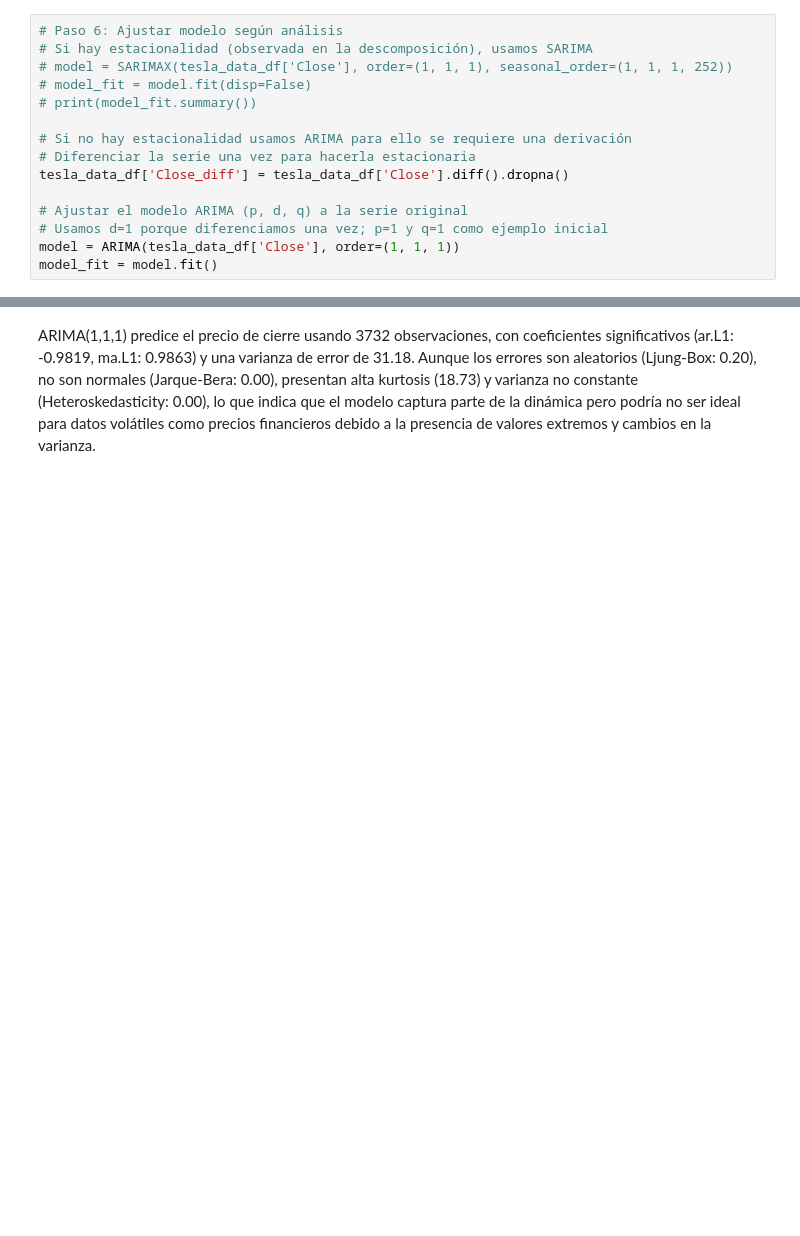
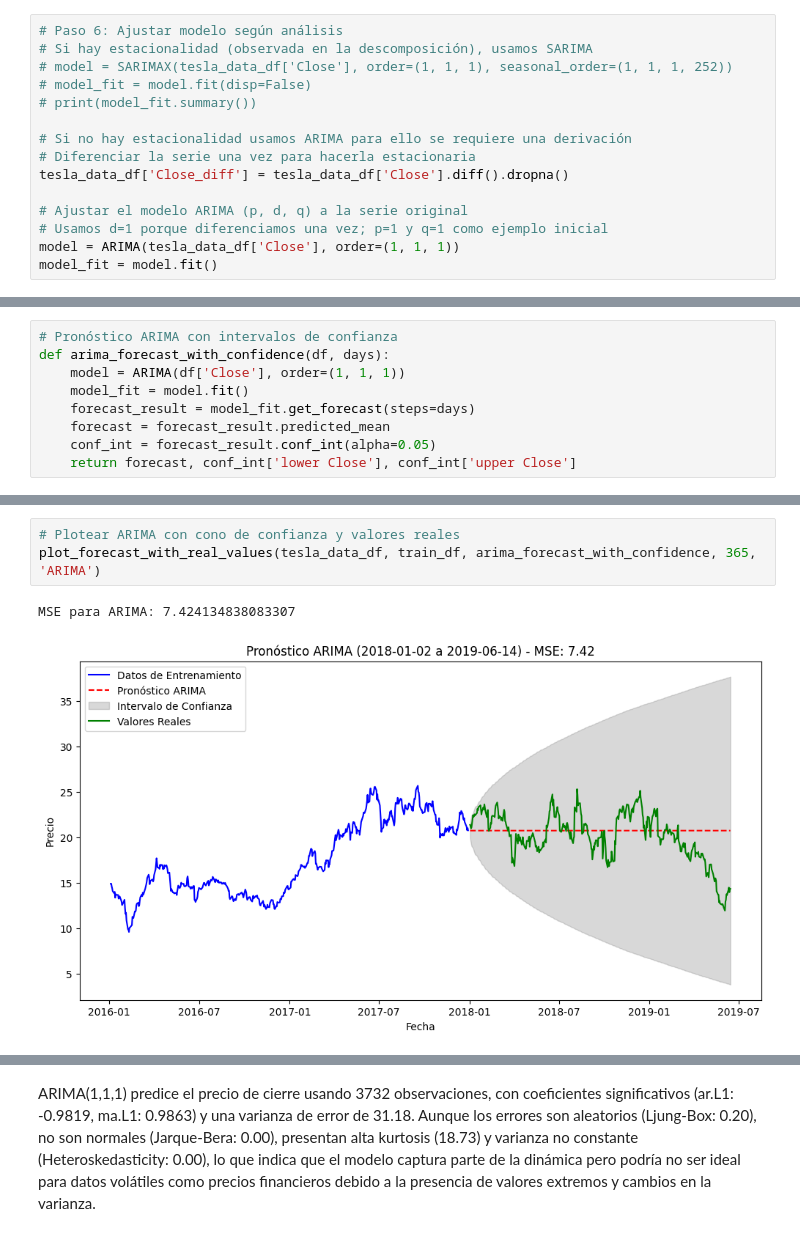
Before and after one commit to aiquimia/Introduccion-AI-DS-Haciendo-Ciencia, a Jupyter notebook: sugerencias/Proyecto_Final_Julio_Sugerencia.ipynb, the cells around one changed output, grey strips where cells are left out. Cells and saved outputs as stored; diff of their text form; blank space fills up the shorter version.

```diff
--- a/sugerencias/Proyecto_Final_Julio_Sugerencia.ipynb
+++ b/sugerencias/Proyecto_Final_Julio_Sugerencia.ipynb
@@ -118,0 +127,9 @@ Warnings:
+# %%
+# Pronóstico ARIMA con intervalos de confianza
+def arima_forecast_with_confidence(df, days):
+    model = ARIMA(df['Close'], order=(1, 1, 1))
+    model_fit = model.fit()
+    forecast_result = model_fit.get_forecast(steps=days)
+    forecast = forecast_result.predicted_mean
+    conf_int = forecast_result.conf_int(alpha=0.05)
+    return forecast, conf_int['lower Close'], conf_int['upper Close']
@@ -118,0 +285,6 @@ Warnings:
+# %%
+# Plotear ARIMA con cono de confianza y valores reales
+plot_forecast_with_real_values(tesla_data_df, train_df, arima_forecast_with_confidence, 365, 'ARIMA')
+# %% [output]
+MSE para ARIMA: 7.424134838083307
+[figure, added]
```
Also changed, not shown: parts of 14 cells of this notebook.
